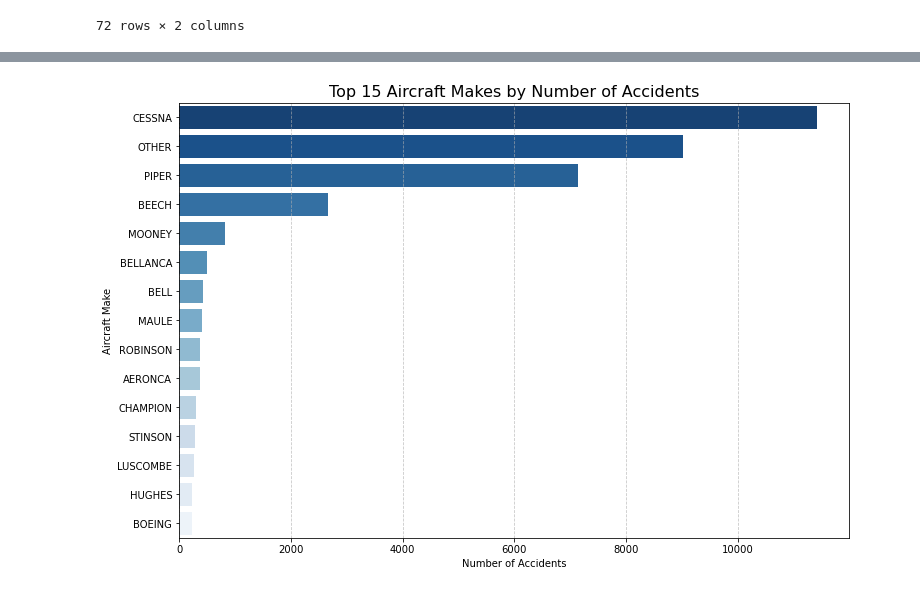
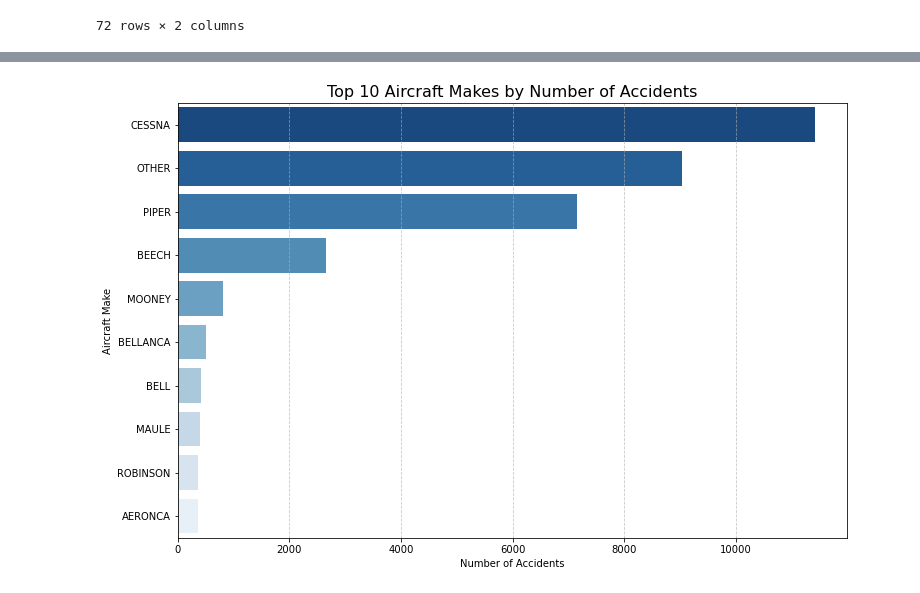
Before and after one commit to edgarmuturi/Phase-1-Project, a Jupyter notebook: aviationaccidentdata.ipynb, the cells around one changed output, grey strips where cells are left out. Cells and saved outputs as stored; diff of their text form; code cells hidden in the pictures.

Commit message:
Data analysis done

```diff
--- a/aviationaccidentdata.ipynb
+++ b/aviationaccidentdata.ipynb
@@ -236,22 +239,21 @@ Name: Make, Length: 72, dtype: int64
 # %%
-import seaborn as sns
-import matplotlib.pyplot as plt
+# Plotting the top 10 aircraft models with highest numnber of accidents
 
 # Prepare data
 accidents_by_make = df['Make'].value_counts().reset_index()
 accidents_by_make.columns = ['Make', 'Accident_Count']
 
 # Plot with Seaborn
 plt.figure(figsize=(12,8))
 sns.barplot(
     y='Make', x='Accident_Count',
-    data=accidents_by_make.head(15),
+    data=accidents_by_make.head(10),
     palette='Blues_r'
 )
-plt.title('Top 15 Aircraft Makes by Number of Accidents', fontsize=16)
+plt.title('Top 10 Aircraft Makes by Number of Accidents', fontsize=16)
 plt.xlabel('Number of Accidents')
 plt.ylabel('Aircraft Make')
 plt.grid(axis='x', linestyle='--', alpha=0.7)
 plt.show()
 # %% [output]
-[figure, old version]
+[figure, new version]
```
Also changed, not shown: parts of 13 cells of this notebook.
